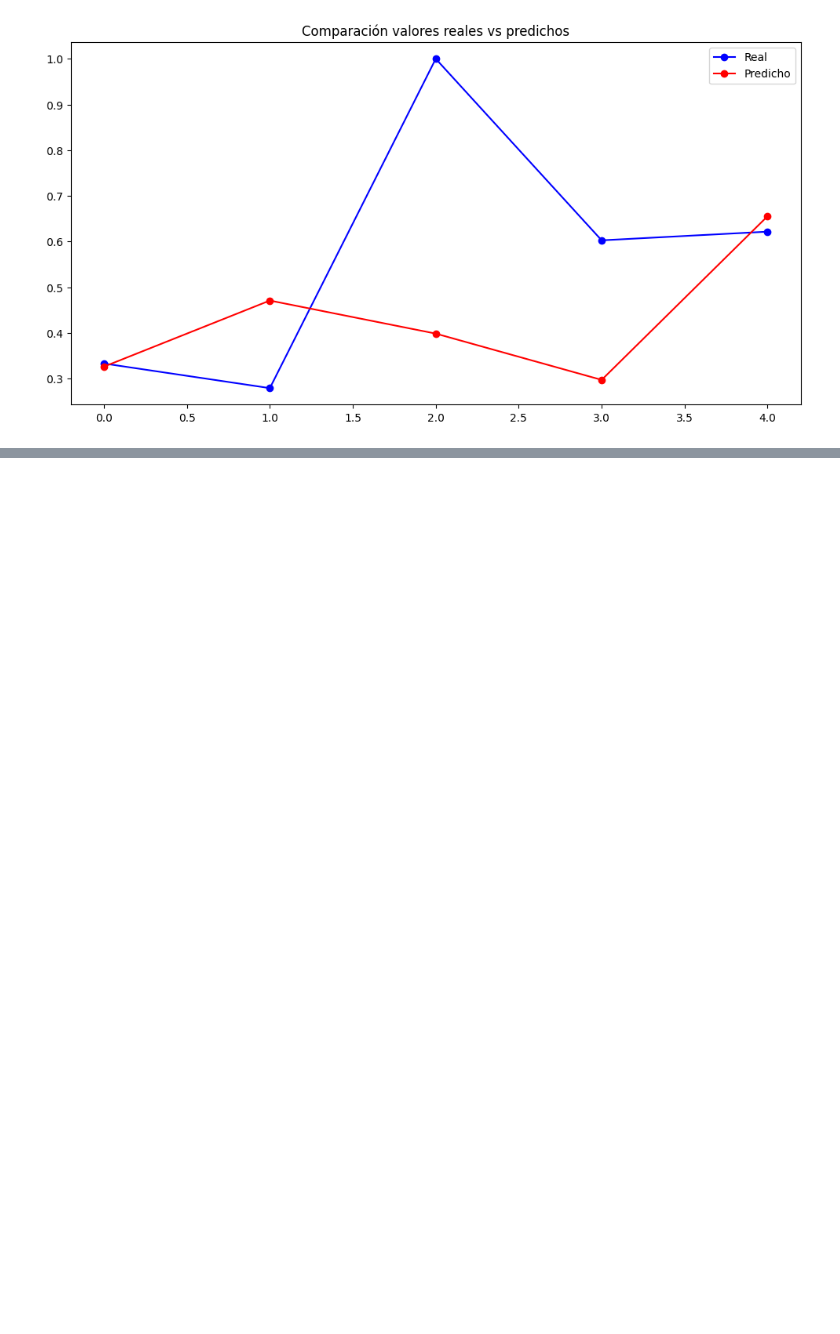
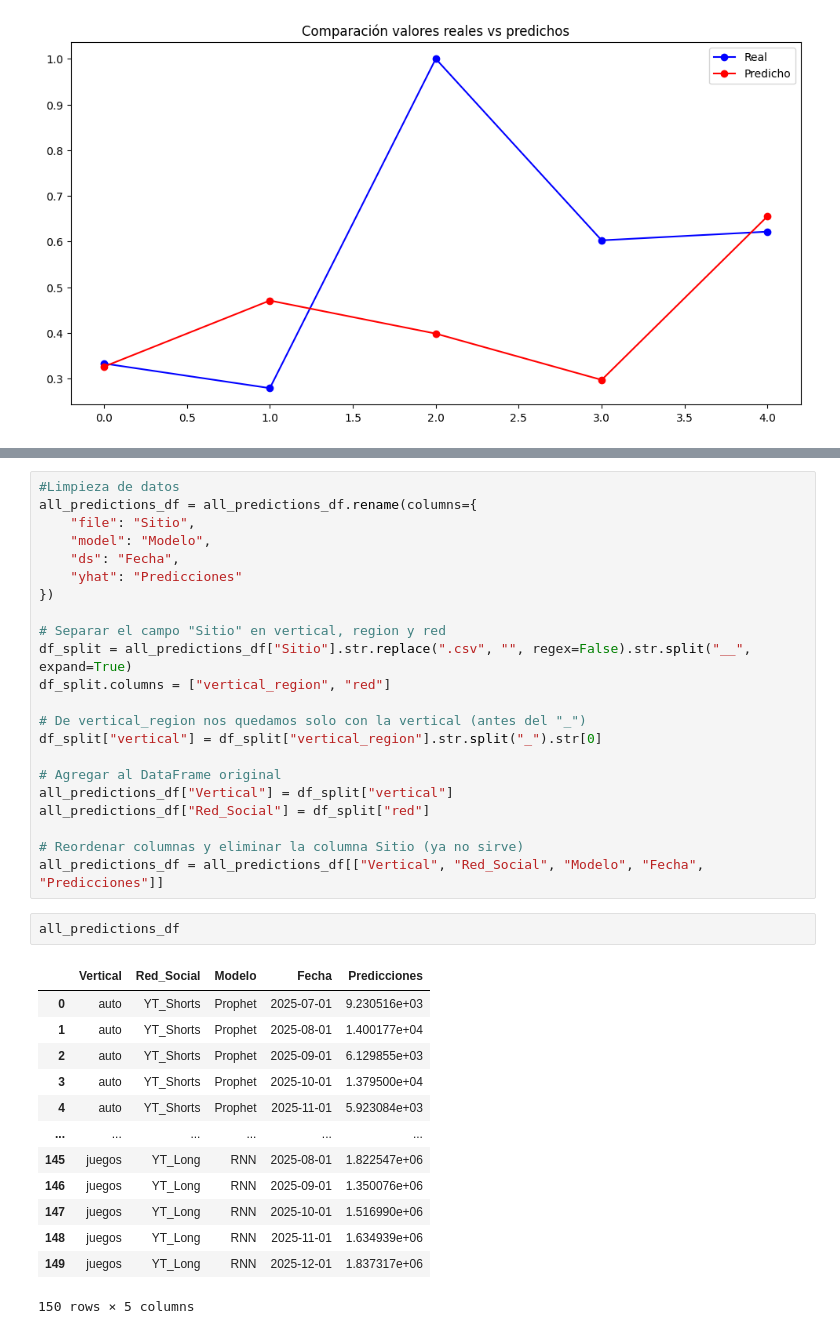
Before and after one commit to erickdesrosiers/Proyectos_Deep_Learning, a Jupyter notebook: Forecasting/Forecasting_redes_neuronales.ipynb, the cells around one changed output, grey strips where cells are left out. Saved outputs shown, nothing was run; the diff lists cells and outputs as text; blank space fills up the shorter version.

Commit message:
UPDATE Forecast redes neuronales
Se hace un forecast usando RNN y prophet, aún quedan algunos detalles por agregar sobre todo en valores negativos que llegan a aparecer.

```diff
--- a/Forecasting/Forecasting_redes_neuronales.ipynb
+++ b/Forecasting/Forecasting_redes_neuronales.ipynb
@@ -193,0 +408,38 @@ plt.show()
+# %%
+#Limpieza de datos
+all_predictions_df = all_predictions_df.rename(columns={
+    "file": "Sitio",
+    "model": "Modelo",
+    "ds": "Fecha",
+    "yhat": "Predicciones"
+})
+
+# Separar el campo "Sitio" en vertical, region y red
+df_split = all_predictions_df["Sitio"].str.replace(".csv", "", regex=False).str.split("__", expand=True)
+df_split.columns = ["vertical_region", "red"]
+
+# De vertical_region nos quedamos solo con la vertical (antes del "_")
+df_split["vertical"] = df_split["vertical_region"].str.split("_").str[0]
+
+# Agregar al DataFrame original
+all_predictions_df["Vertical"] = df_split["vertical"]
+all_predictions_df["Red_Social"] = df_split["red"]
+
+# Reordenar columnas y eliminar la columna Sitio (ya no sirve)
+all_predictions_df = all_predictions_df[["Vertical", "Red_Social", "Modelo", "Fecha", "Predicciones"]]
+# %%
+all_predictions_df
+# %% [output]
+|  | Vertical | Red_Social | Modelo | Fecha | Predicciones |
+| 0 | auto | YT_Shorts | Prophet | 2025-07-01 | 9.230516e+03 |
+| 1 | auto | YT_Shorts | Prophet | 2025-08-01 | 1.400177e+04 |
+| 2 | auto | YT_Shorts | Prophet | 2025-09-01 | 6.129855e+03 |
+| 3 | auto | YT_Shorts | Prophet | 2025-10-01 | 1.379500e+04 |
+| 4 | auto | YT_Shorts | Prophet | 2025-11-01 | 5.923084e+03 |
+| ... | ... | ... | ... | ... | ... |
+| 145 | juegos | YT_Long | RNN | 2025-08-01 | 1.822547e+06 |
+| 146 | juegos | YT_Long | RNN | 2025-09-01 | 1.350076e+06 |
+| 147 | juegos | YT_Long | RNN | 2025-10-01 | 1.516990e+06 |
+| 148 | juegos | YT_Long | RNN | 2025-11-01 | 1.634939e+06 |
+| 149 | juegos | YT_Long | RNN | 2025-12-01 | 1.837317e+06 |
+150 rows × 5 columns
```
Also changed, not shown: parts of 9 cells of this notebook, 1 other file.
